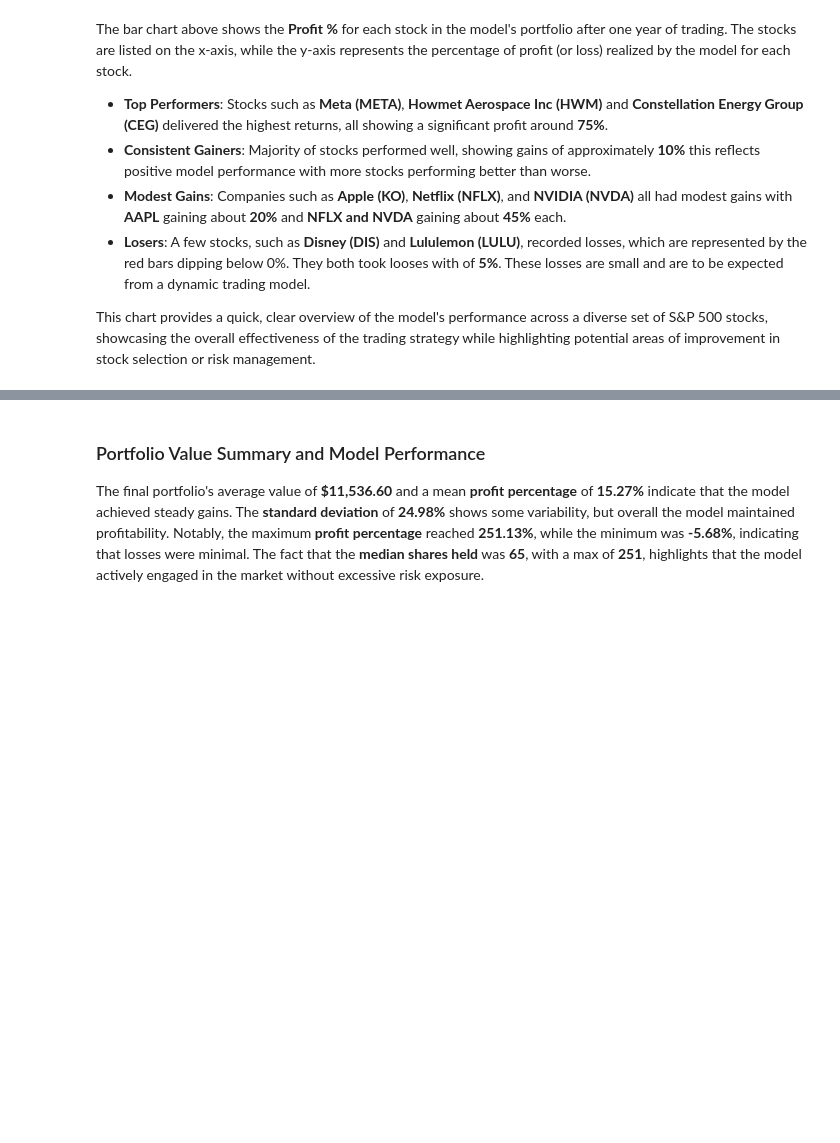
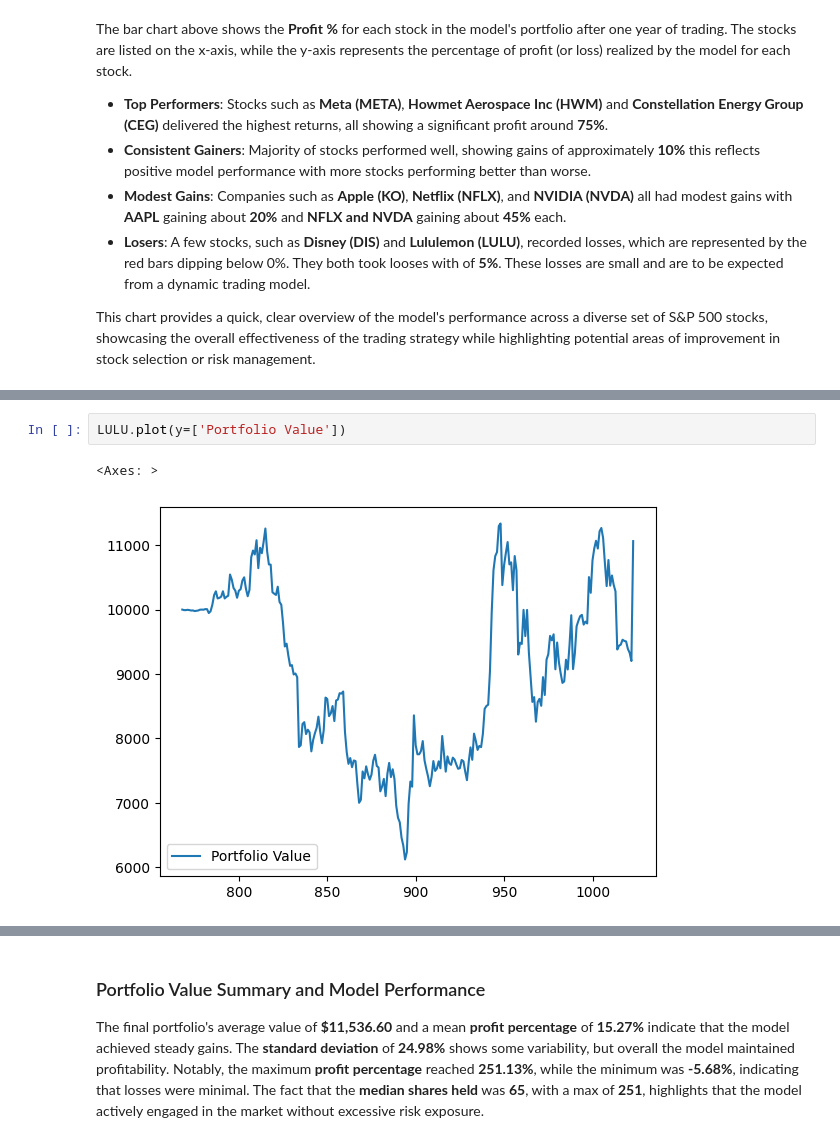
Before and after one commit to uniquedapoet/StockTradingModel, a Jupyter notebook: Stock_Trading_Model_Report.ipynb, the cells around one changed output, grey strips where cells are left out. Cells and saved outputs as stored; diff of their text form; blank space fills up the shorter version.

```diff
--- a/Stock_Trading_Model_Report.ipynb
+++ b/Stock_Trading_Model_Report.ipynb
@@ -281,0 +289,5 @@ This chart provides a quick, clear overview of the model's performance across a
+# %%
+LULU.plot(y=['Portfolio Value'])
+# %% [output]
+<Axes: >
+[figure, added]
```
Also changed, not shown: parts of 10 cells of this notebook, 5 other files.
